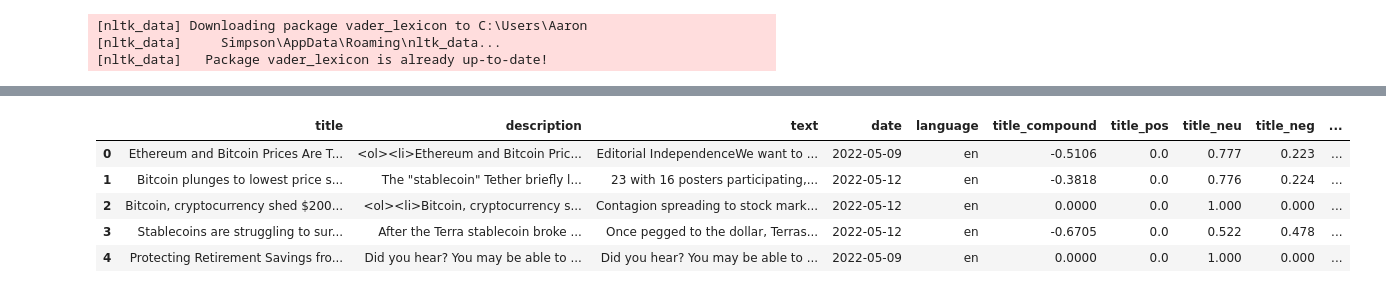
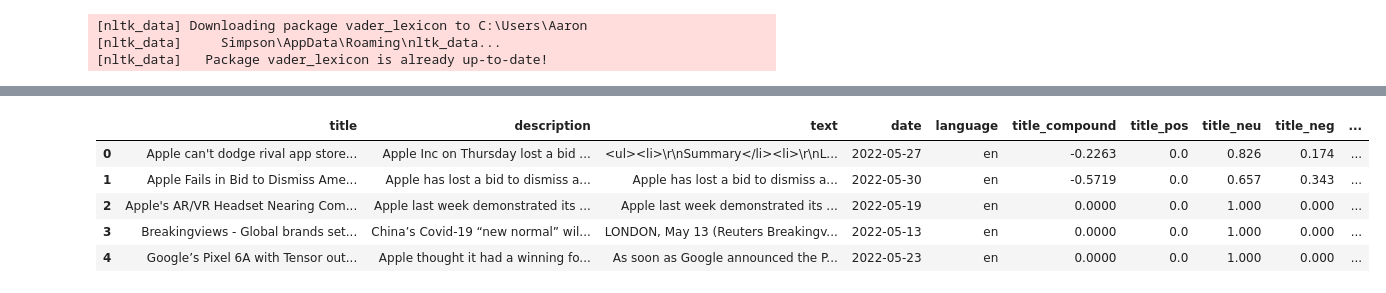
Before and after one commit to rhoaned/Project3-AssetAdviser, a Jupyter notebook: Project 3 - AS/Project 3.ipynb, the cells around one changed output, grey strips where cells are left out. Cells and saved outputs as stored; diff of their text form; code cells hidden in the pictures.

```diff
--- a/Project 3 - AS/Project 3.ipynb
+++ b/Project 3 - AS/Project 3.ipynb
@@ -61,6 +120,16 @@ def create_df(news, language):
     return pd.DataFrame(articles)
 # %%
 # Create a DataFrame with the news articles
-crypto_news_df = create_df(crypto_news["articles"], "en")
+
+apple_news_df = create_df(apple_news["articles"], "en")
+microsoft_news_df = create_df(microsoft_news["articles"], "en")
+google_news_df = create_df(google_news["articles"], "en")
+amazon_news_df = create_df(amazon_news["articles"], "en")
+tesla_news_df = create_df(tesla_news["articles"], "en")
+berkshire_news_df = create_df(berkshire_news["articles"], "en")
+meta_news_df = create_df(meta_news["articles"], "en")
+johnson_news_df = create_df(johnson_and_johnson_news["articles"], "en")
+unitedhealth_news_df = create_df(unitedhealth_news["articles"], "en")
+nvidia_news_df = create_df(nvidia_news["articles"], "en")
 # %%
 #Display Articles
@@ -74,0 +225,5 @@ crypto_news_df.head()
+# %%
+#Combine DataFrames for top 10abs
+
+combined_market_news_df = pd.concat([apple_news_df, microsoft_news_df, google_news_df, amazon_news_df, tesla_news_df, berkshire_news_df, meta_news_df, johnson_news_df, unitedhealth_news_df, nvidia_news_df], ignore_index=True)
+combined_market_news_df.tail()
@@ -104,7 +266,7 @@ text_sent = {
 }
 # %%
 # Get sentiment for the text and the title
-for index, row in crypto_news_df.iterrows():
+for index, row in combined_market_news_df.iterrows():
     try:
         # Sentiment scoring with VADER
         title_sentiment = analyzer.polarity_scores(row["title"])
@@ -124,17 +286,18 @@ for index, row in crypto_news_df.iterrows():
         pass
 # %%
 # Attaching sentiment columns to the News DataFrame
-crypto_sentiment_df = pd.DataFrame(title_sent)
+title_sentiment_df = pd.DataFrame(title_sent)
 text_sentiment_df = pd.DataFrame(text_sent)
-crypto_news_df = crypto_news_df.join(crypto_sentiment_df).join(text_sentiment_df)
 
-crypto_news_df.head()
+combined_market_news_df = combined_market_news_df.join(title_sentiment_df).join(text_sentiment_df)
+
+combined_market_news_df.head()
 # %% [output]
 |  | title | description | text | date | language | title_compound | title_pos | title_neu | title_neg | ... |
-| 0 | Ethereum and Bitcoin Prices Are T... | <ol><li>Ethereum and Bitcoin Pric... | Editorial IndependenceWe want to ... | 2022-05-09 | en | -0.5106 | 0.0 | 0.777 | 0.223 | ... |
-| 1 | Bitcoin plunges to lowest price s... | The "stablecoin" Tether briefly l... | 23 with 16 posters participating,... | 2022-05-12 | en | -0.3818 | 0.0 | 0.776 | 0.224 | ... |
-| 2 | Bitcoin, cryptocurrency shed $200... | <ol><li>Bitcoin, cryptocurrency s... | Contagion spreading to stock mark... | 2022-05-12 | en | 0.0000 | 0.0 | 1.000 | 0.000 | ... |
-| 3 | Stablecoins are struggling to sur... | After the Terra stablecoin broke ... | Once pegged to the dollar, Terras... | 2022-05-12 | en | -0.6705 | 0.0 | 0.522 | 0.478 | ... |
-| 4 | Protecting Retirement Savings fro... | Did you hear? You may be able to ... | Did you hear? You may be able to ... | 2022-05-09 | en | 0.0000 | 0.0 | 1.000 | 0.000 | ... |
+| 0 | Apple can't dodge rival app store... | Apple Inc on Thursday lost a bid ... | <ul><li>\r\nSummary</li><li>\r\nL... | 2022-05-27 | en | -0.2263 | 0.0 | 0.826 | 0.174 | ... |
+| 1 | Apple Fails in Bid to Dismiss Ame... | Apple has lost a bid to dismiss a... | Apple has lost a bid to dismiss a... | 2022-05-30 | en | -0.5719 | 0.0 | 0.657 | 0.343 | ... |
+| 2 | Apple's AR/VR Headset Nearing Com... | Apple last week demonstrated its ... | Apple last week demonstrated its ... | 2022-05-19 | en | 0.0000 | 0.0 | 1.000 | 0.000 | ... |
+| 3 | Breakingviews - Global brands set... | China’s Covid-19 “new normal” wil... | LONDON, May 13 (Reuters Breakingv... | 2022-05-13 | en | 0.0000 | 0.0 | 1.000 | 0.000 | ... |
+| 4 | Google’s Pixel 6A with Tensor out... | Apple thought it had a winning fo... | As soon as Google announced the P... | 2022-05-23 | en | 0.0000 | 0.0 | 1.000 | 0.000 | ... |
 # %%
 # Plot bar chart
```
Also changed, not shown: parts of 15 cells of this notebook, 1 other file.
